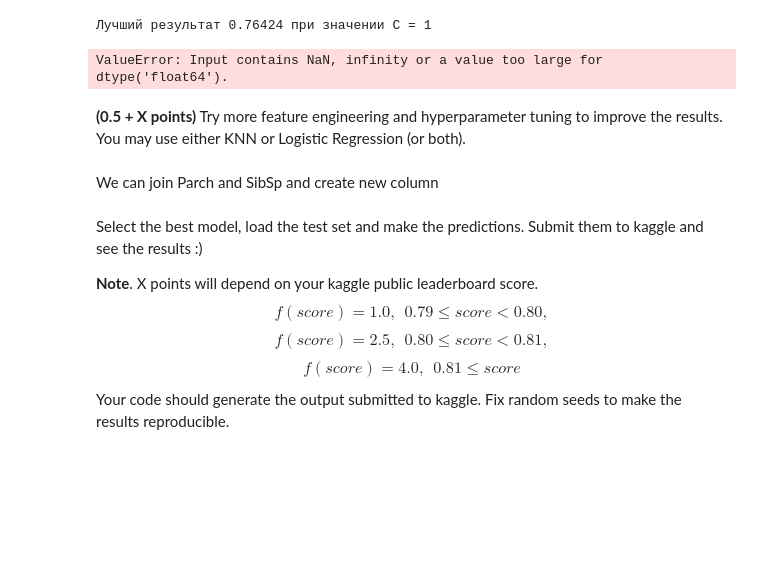
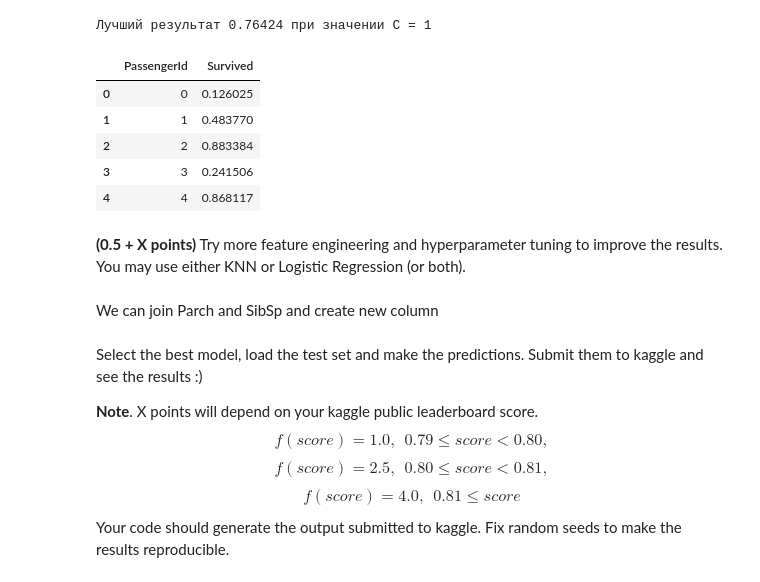
Before and after one commit to Zauralochka/RSSchool_ML, a Jupyter notebook: Classification_linear_KNN.ipynb, the cells around one changed output. Drawn from its saved outputs; the diff is of its cells as text; code cells hidden in the pictures; blank space fills up the shorter version.

```diff
--- a/Classification_linear_KNN.ipynb
+++ b/Classification_linear_KNN.ipynb
@@ -835,10 +836,19 @@ grid_searcher.fit(X_train, y_train);
 print('Лучший результат', grid_searcher.best_score_,'при значении С =', grid_searcher.best_params_['C'])
 # %% [output]
 Лучший результат 0.76424 при значении С = 1
-# %%
-best_predictions = grid_searcher.predict(X_test)
-# %% [output]
-ValueError: Input contains NaN, infinity or a value too large for dtype('float64').
+# %%
+best_model = grid_searcher.best_estimator_
+score = best_model.predict_proba(X_test)
+sub = pd.DataFrame({'PassengerId': range(len(score)), 'Survived': score[:,1]})
+sub.to_csv('submission_logreg.csv', index=False)
+sub.head(5)
+# %% [output]
+|  | PassengerId | Survived |
+| 0 | 0 | 0.126025 |
+| 1 | 1 | 0.483770 |
+| 2 | 2 | 0.883384 |
+| 3 | 3 | 0.241506 |
+| 4 | 4 | 0.868117 |
 # %%
 from sklearn.metrics import accuracy_score
 
```
Also changed, not shown: parts of 9 cells of this notebook.
